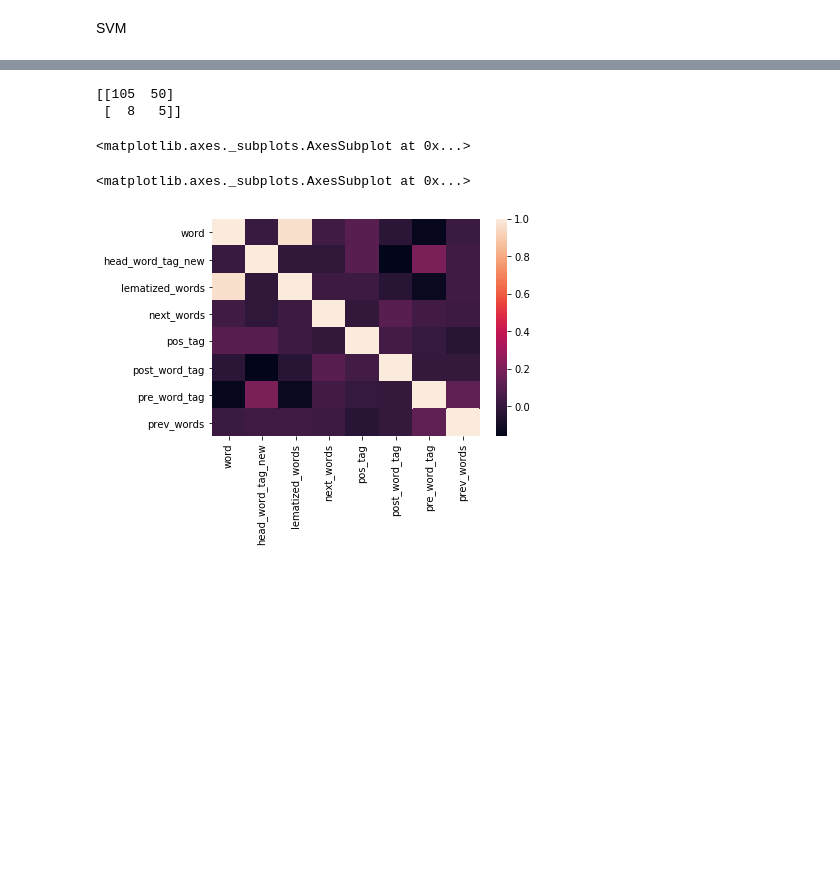
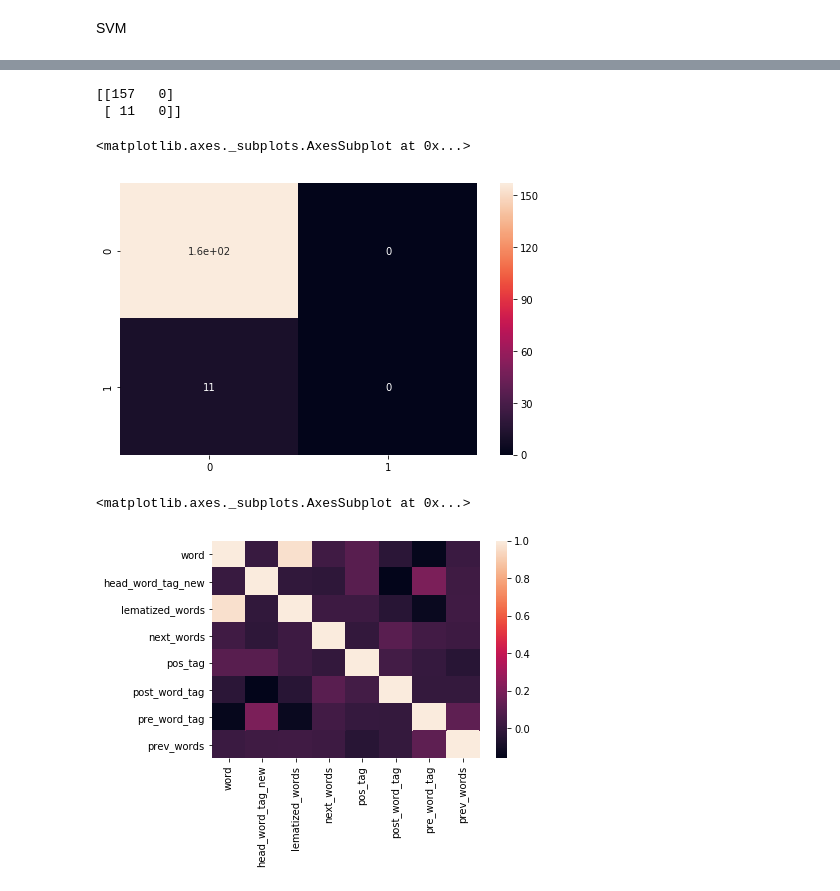
Before and after one commit to Adesh08786/Aspect_Based_SA, a Jupyter notebook: aspect_term_extraction(pre_final_ade).ipynb, the cells around one changed output, grey strips where cells are left out. Cells and saved outputs as stored; diff of their text form; code cells hidden in the pictures; blank space fills up the shorter version.

```diff
--- a/aspect_term_extraction(pre_final_ade).ipynb
+++ b/aspect_term_extraction(pre_final_ade).ipynb
@@ -879,17 +867,18 @@ metrics.accuracy_score(y_test, predicted)
 # %%
-cm=confusion_matrix(y_test, y_pred)
-print(cm)
+cm1=confusion_matrix(y_test, predicted)
+print(cm1)
 # %% [output]
-[[105  50]
- [  8   5]]
+[[157   0]
+ [ 11   0]]
 # %%
 import seaborn as sn
 import matplotlib.pyplot as plt
 # %%
 plt.figure(figsize = (8,5))
-sn.heatmap(cm, annot=True)
+sn.heatmap(cm1, annot=True)
 # %% [output]
 <matplotlib.axes._subplots.AxesSubplot at 0x...>
+[figure, added]
 # %%
 sn.heatmap(X.corr())
 # %% [output]
```
Also changed, not shown: parts of 11 cells of this notebook.
